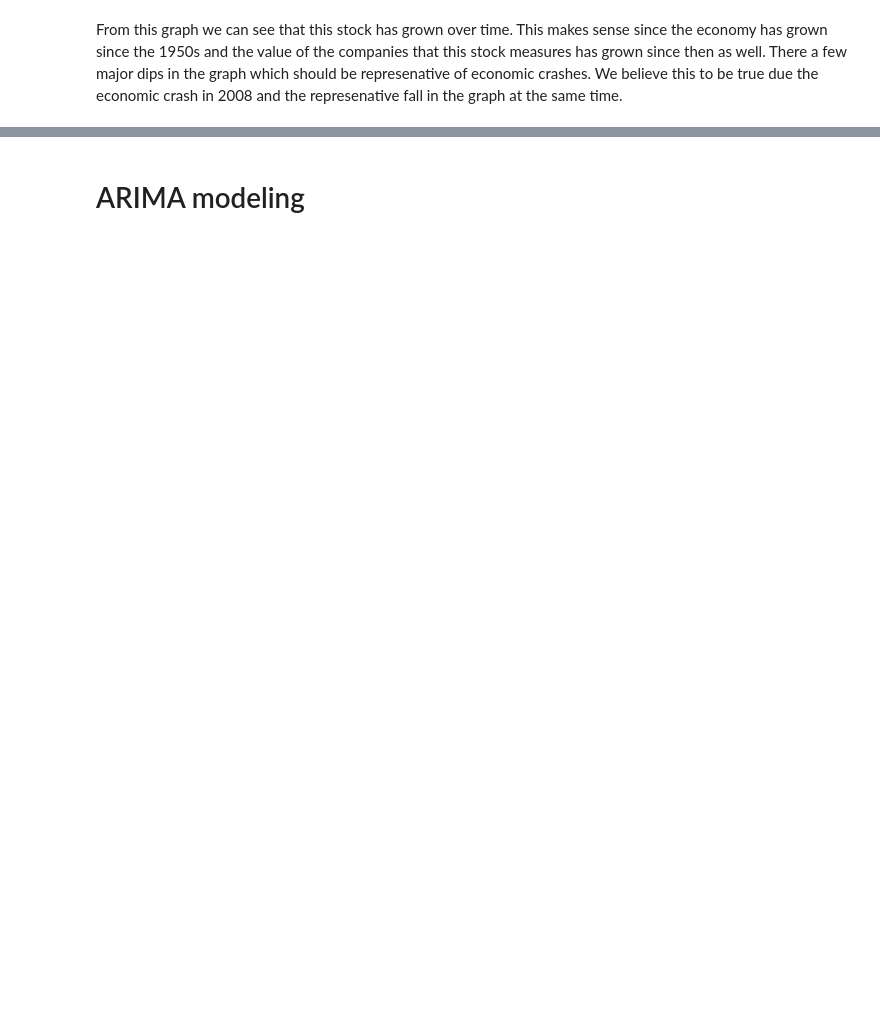
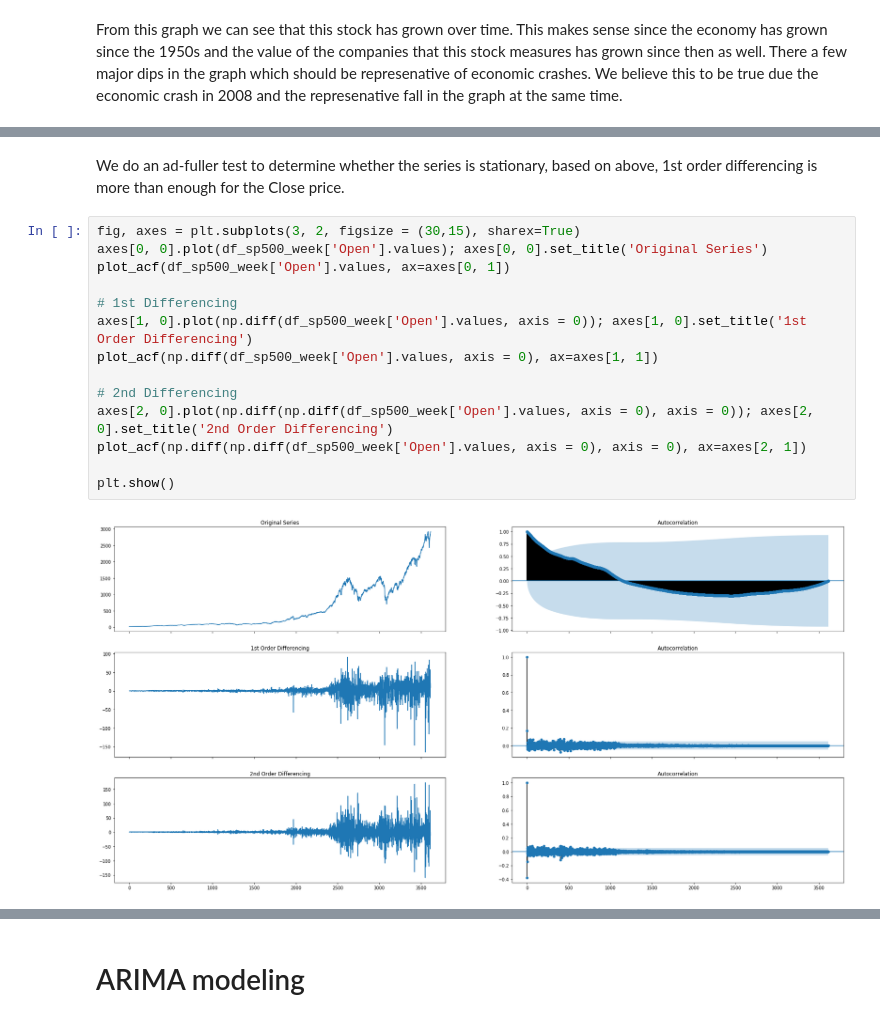
Before and after one commit to Allen-Z-4230/FutureGas, a Jupyter notebook: future_gas_folder/S&P500 Explore.ipynb, the cells around one changed output, grey strips where cells are left out. Saved outputs shown, nothing was run; the diff lists cells and outputs as text; blank space fills up the shorter version.

```diff
--- a/future_gas_folder/S&P500 Explore.ipynb
+++ b/future_gas_folder/S&P500 Explore.ipynb
@@ -84,0 +129,18 @@ From this autocorrelation plot we can see that with a lag of about 500 - 1000 th
+# %% [markdown]
+We do an ad-fuller test to determine whether the series is stationary, based on above, 1st order differencing is more than enough for the Close price.
+# %%
+fig, axes = plt.subplots(3, 2, figsize = (30,15), sharex=True)
+axes[0, 0].plot(df_sp500_week['Open'].values); axes[0, 0].set_title('Original Series')
+plot_acf(df_sp500_week['Open'].values, ax=axes[0, 1])
+
+# 1st Differencing
+axes[1, 0].plot(np.diff(df_sp500_week['Open'].values, axis = 0)); axes[1, 0].set_title('1st Order Differencing')
+plot_acf(np.diff(df_sp500_week['Open'].values, axis = 0), ax=axes[1, 1])
+
+# 2nd Differencing
+axes[2, 0].plot(np.diff(np.diff(df_sp500_week['Open'].values, axis = 0), axis = 0)); axes[2, 0].set_title('2nd Order Differencing')
+plot_acf(np.diff(np.diff(df_sp500_week['Open'].values, axis = 0), axis = 0), ax=axes[2, 1])
+
+plt.show()
+# %% [output]
+[figure, added]
```
Also changed, not shown: parts of 43 cells of this notebook.
